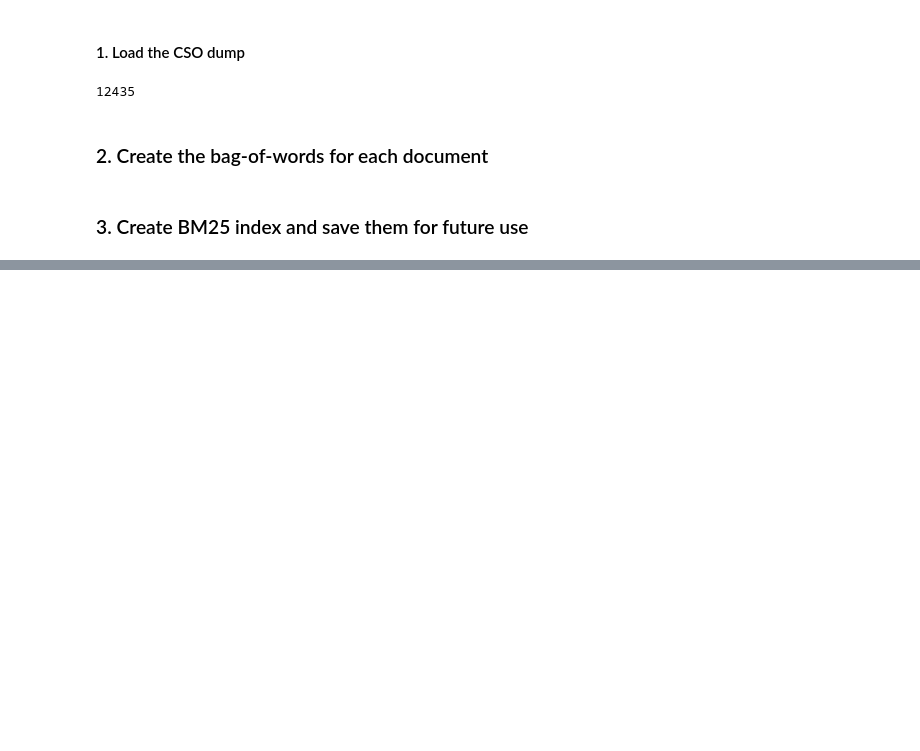
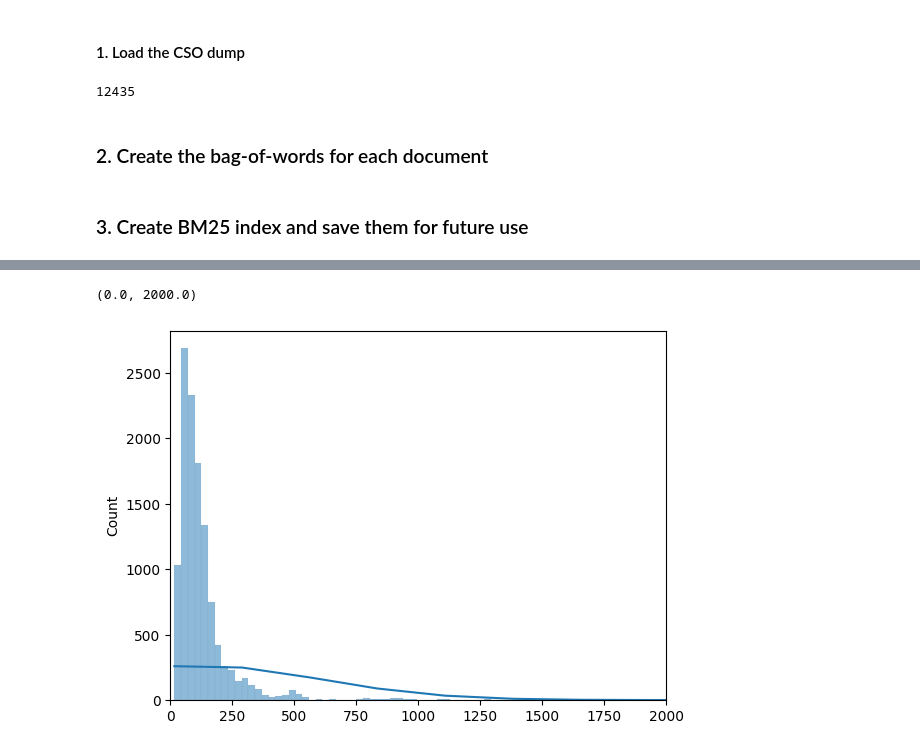
Before and after one commit to A-Raghav/Data-CSO-Bot, a Jupyter notebook: notebooks/helpers/2_create_bm25_index.ipynb, the cells around one changed output, grey strips where cells are left out. Saved outputs shown, nothing was run; the diff lists cells and outputs as text; code cells hidden in the pictures; blank space fills up the shorter version.

```diff
--- a/notebooks/helpers/2_create_bm25_index.ipynb
+++ b/notebooks/helpers/2_create_bm25_index.ipynb
@@ -115,0 +145,17 @@ Rank 10 (score: 7.44): id=B0518 text=2002 Population Aged 15 Years and Over at W
+# %%
+# load corpus
+with open("artifacts/bm25/corpus.jsonl", "r") as f:
+    corpus = [json.loads(line) for line in f]
+# %%
+word_lengths = [
+    len(x["text"].split(" "))
+    for x in corpus
+]
+# plot word length distribution using seaborn
+sns.histplot(word_lengths, bins=2000, kde=True)
+
+# set limit on x-axis to 500
+plt.xlim(0, 2000)
+# %% [output]
+(0.0, 2000.0)
+[figure, added]
```
Also changed, not shown: parts of 7 cells of this notebook, 3 other files.
